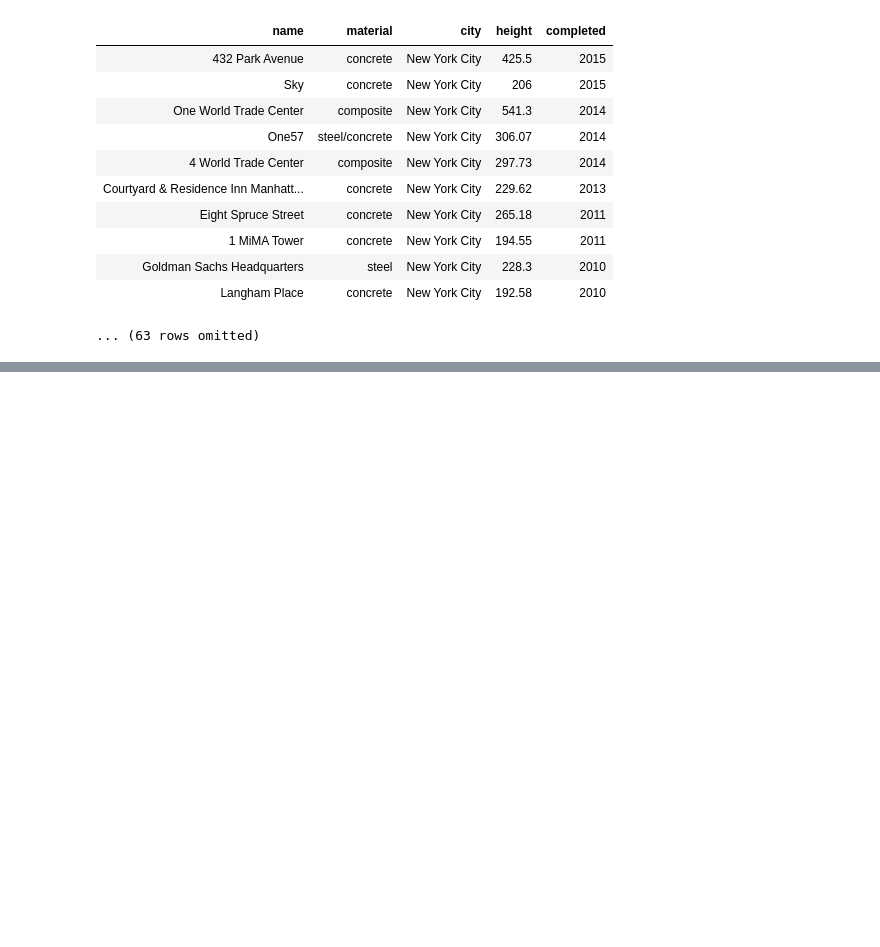
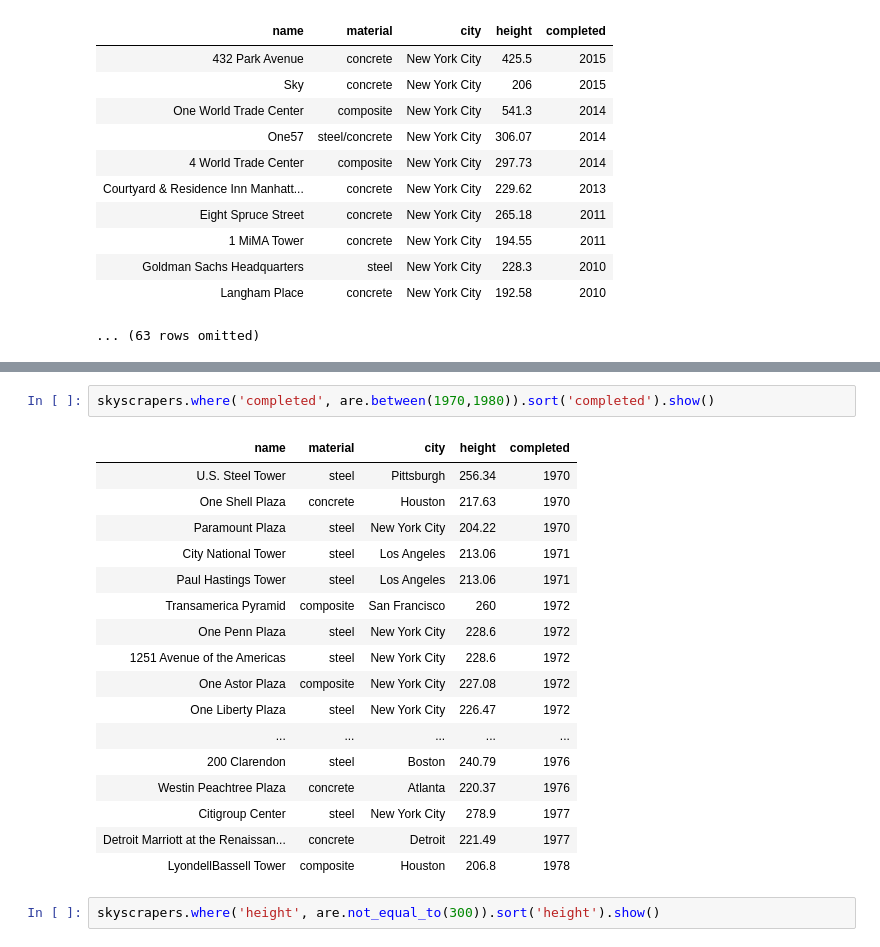
Before and after one commit to ipydatabook/PublicMaterial, a Jupyter notebook: Rectures/Ntbk2.ipynb, the cells around one changed output, grey strips where cells are left out. Saved outputs shown, nothing was run; the diff lists cells and outputs as text; blank space fills up the shorter version.

```diff
--- a/Rectures/Ntbk2.ipynb
+++ b/Rectures/Ntbk2.ipynb
@@ -382,0 +465,22 @@ skyscrapers.where('city', 'New York City').sort('completed', descending=True)
+# %%
+skyscrapers.where('completed', are.between(1970,1980)).sort('completed').show()
+# %% [output]
+| name | material | city | height | completed |
+| U.S. Steel Tower | steel | Pittsburgh | 256.34 | 1970 |
+| One Shell Plaza | concrete | Houston | 217.63 | 1970 |
+| Paramount Plaza | steel | New York City | 204.22 | 1970 |
+| City National Tower | steel | Los Angeles | 213.06 | 1971 |
+| Paul Hastings Tower | steel | Los Angeles | 213.06 | 1971 |
+| Transamerica Pyramid | composite | San Francisco | 260 | 1972 |
+| One Penn Plaza | steel | New York City | 228.6 | 1972 |
+| 1251 Avenue of the Americas | steel | New York City | 228.6 | 1972 |
+| One Astor Plaza | composite | New York City | 227.08 | 1972 |
+| One Liberty Plaza | steel | New York City | 226.47 | 1972 |
+| ... | ... | ... | ... | ... |
+| 200 Clarendon | steel | Boston | 240.79 | 1976 |
+| Westin Peachtree Plaza | concrete | Atlanta | 220.37 | 1976 |
+| Citigroup Center | steel | New York City | 278.9 | 1977 |
+| Detroit Marriott at the Renaissan... | concrete | Detroit | 221.49 | 1977 |
+| LyondellBassell Tower | composite | Houston | 206.8 | 1978 |
+# %%
+skyscrapers.where('height', are.not_equal_to(300)).sort('height').show()
```
Also changed, not shown: parts of 29 cells of this notebook.
